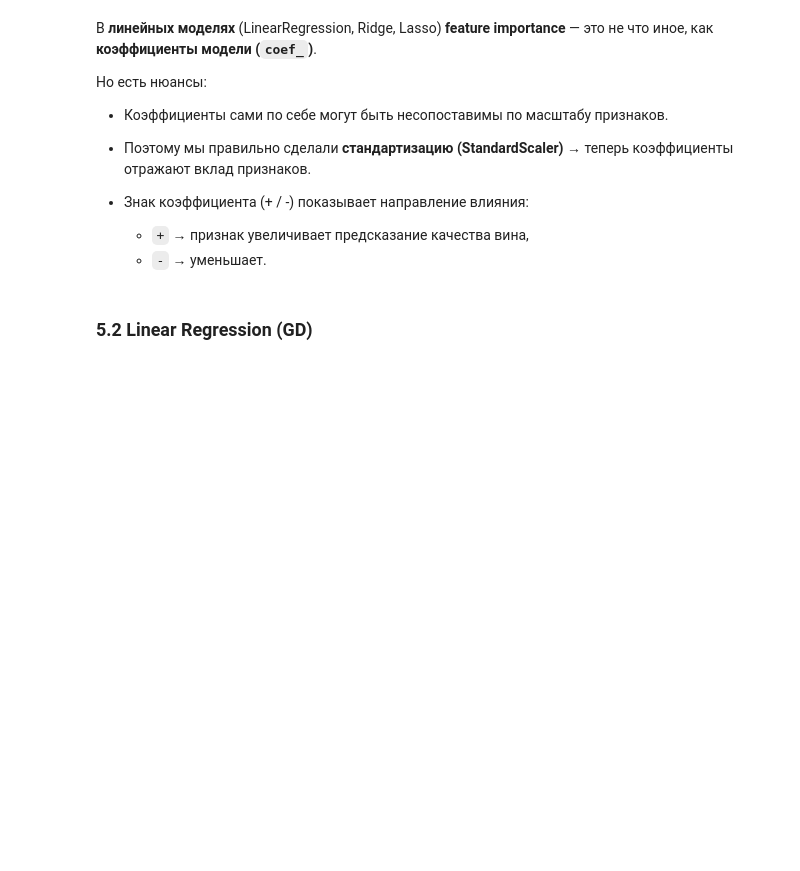
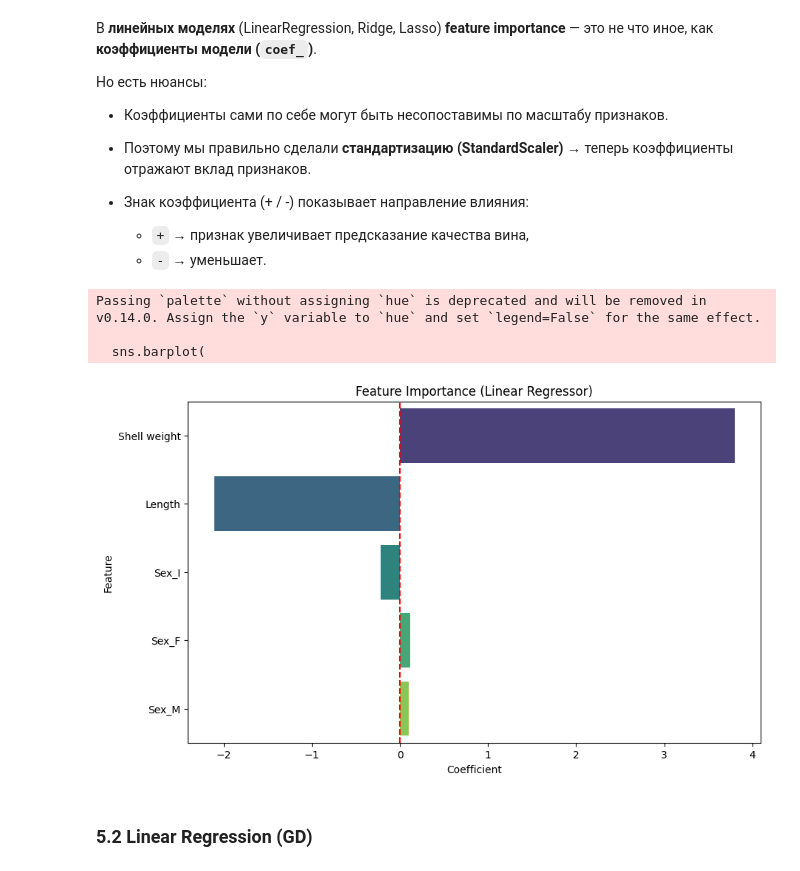
Before and after one commit to sergey162/ML-labs-20205, a Jupyter notebook: lab_1/lr_1_version_0.1.ipynb, the cells around one changed output. Drawn from its saved outputs; the diff is of its cells as text; code cells hidden in the pictures; blank space fills up the shorter version.

```diff
--- a/lab_1/lr_1_version_0.1.ipynb
+++ b/lab_1/lr_1_version_0.1.ipynb
@@ -76,9 +76,9 @@ import numpy as np
 column_names = ['Sex', 'Length', 'Diameter', 'Height', 'Whole weight',
                 'Shucked weight', 'Viscera weight', 'Shell weight', 'Rings']
 
-file_path = '/home/abalone_data.csv'
+file_path = 'abalone.csv'
 
-df = pd.read_csv(file_path, names=column_names, header=None)
+df = pd.read_csv(file_path, names=column_names, header=0)
 # %% [markdown]
 Посмотрим первые три строки датасета `df.head(n: int)`
 # %%
@@ -91,9 +91,13 @@ df.head(3)
 # %% [markdown]
 Атрибут sex (пол): Этот признак имеет текстовые категориальные значения (M, F, I). Большинство алгоритмов машинного обучения работают только с числами, поэтому этот столбец нельзя использовать в исходном виде `Sex`. Преобразовать в числовой формат методом one-hot encoding (создание отдельных столбцов для каждой категории).
 # %%
-# One-hot encoding для признака Sex
 sex_encoded = pd.get_dummies(df['Sex'], prefix='Sex', dtype=int)
 df_encoded = pd.concat([df.drop('Sex', axis=1), sex_encoded], axis=1)
+
+for col in ['Length', 'Diameter', 'Height', 'Whole weight', 'Shucked weight', 'Viscera weight', 'Shell weight', 'Rings']:
+    df_encoded[col] = pd.to_numeric(df_encoded[col], errors='coerce')
+
+df_encoded = df_encoded.drop(df_encoded[df_encoded['Length'].isnull()].index)
 # %%
 print("Данные после one-hot encoding:")
 df_encoded.head(3)
@@ -841,20 +897,25 @@ xgb_metrics
   * `-` → уменьшает.
 # %%
 importance = pd.DataFrame({
-    'Feature': X_train_linear.columns,
+    'Feature': X_linear_train.columns,
     'Coefficient': lr.coef_
 }).sort_values(by='Coefficient', key=abs, ascending=False)
 
 plt.figure(figsize=(10,6))
 sns.barplot(
     x='Coefficient',
     y='Feature',
     data=importance,
     palette='viridis'
 )
 plt.axvline(0, color='red', linestyle='--')
 plt.title('Feature Importance (Linear Regressor)')
 plt.show()
+# %% [output]
+Passing `palette` without assigning `hue` is deprecated and will be removed in v0.14.0. Assign the `y` variable to `hue` and set `legend=False` for the same effect.
+
+  sns.barplot(
+[figure, added]
 # %% [markdown]
 ### 5.2 Linear Regression (GD)
 # %%
```
Also changed, not shown: parts of 54 cells of this notebook.
